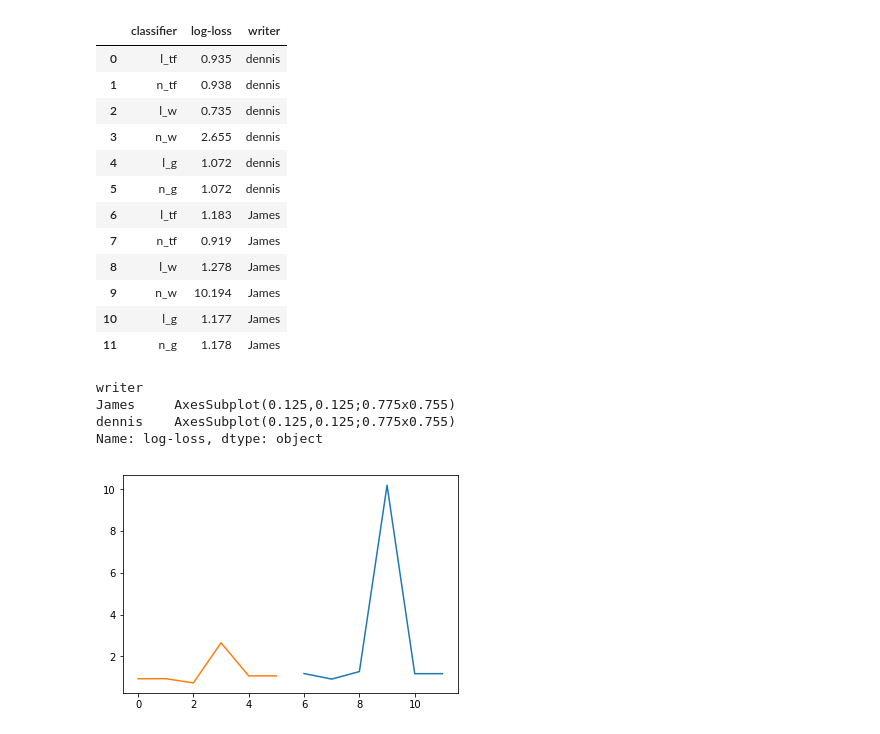
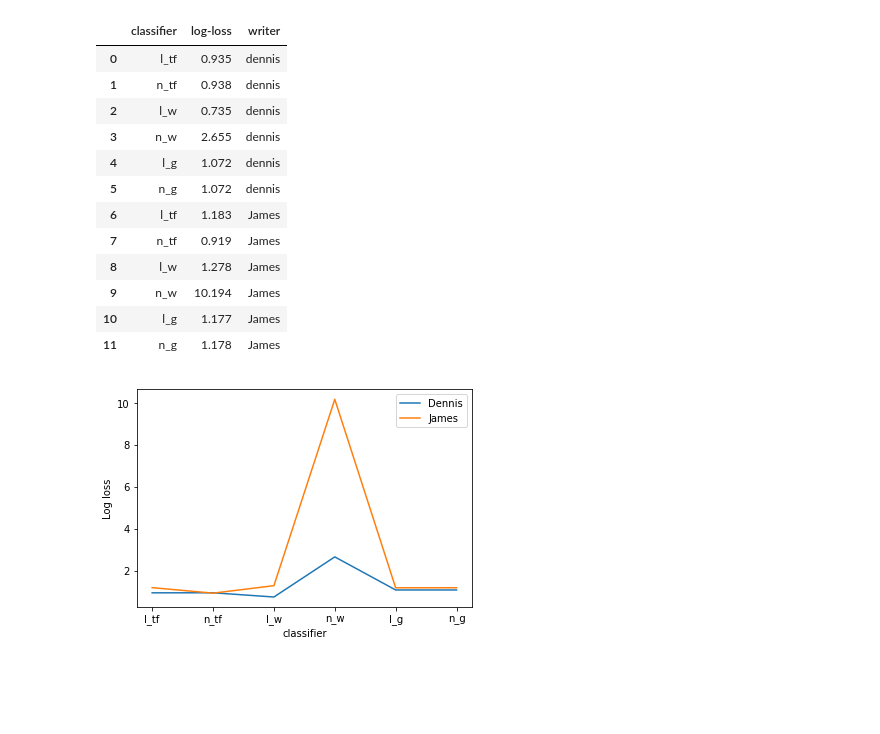
Before and after one commit to CornellDataScience/SWMR, a Jupyter notebook: in-domain.ipynb, the cells around one changed output. Drawn from its saved outputs; the diff is of its cells as text; code cells hidden in the pictures; blank space fills up the shorter version.

Commit message:
fix graph

```diff
--- a/in-domain.ipynb
+++ b/in-domain.ipynb
@@ -364,11 +364,19 @@ df
 | 9 | n_w | 10.194 | James |
 | 10 | l_g | 1.177 | James |
 | 11 | n_g | 1.178 | James |
-# %%
-df.groupby('writer')['log-loss'].plot(kind = 'line')
-# %% [output]
-writer
-James     AxesSubplot(0.125,0.125;0.775x0.755)
-dennis    AxesSubplot(0.125,0.125;0.775x0.755)
-Name: log-loss, dtype: object
-[figure, removed]
+# %%
+
+import matplotlib.pyplot as plt
+plt.xlabel("classifier")
+plt.ylabel('Log loss')
+x = [0,1,2,3,4,5]
+y_dennis = df[:6]["log-loss"]
+y_james = df[6:]["log-loss"]
+my_xticks = df[:6]["classifier"]
+plt.xticks(x, my_xticks)
+plt.plot(x, y_dennis)
+plt.plot(x, y_james)
+plt.legend(['Dennis', 'James'])
+plt.show()
+# %% [output]
+[figure, added]
```
